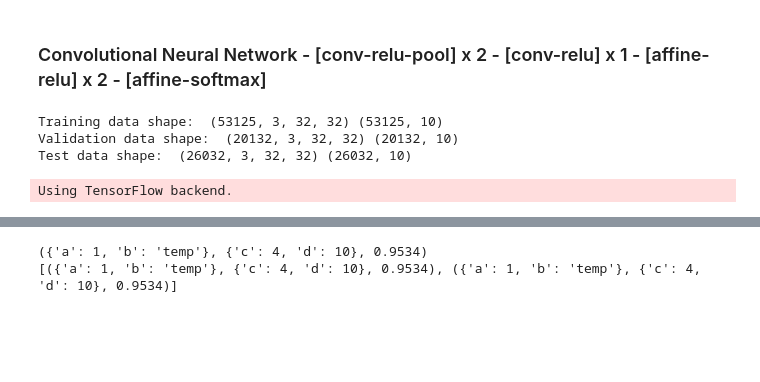
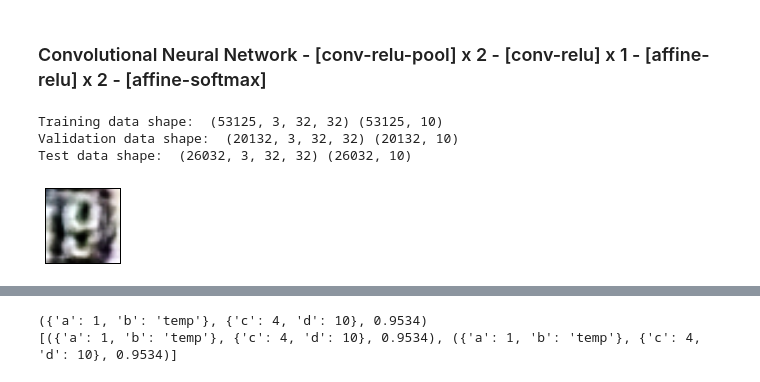
Before and after one commit to veeresht/MLNanoDegree, a Jupyter notebook: project5/SVHNDigit/notebooks/svhn_digit.ipynb, the cells around one changed output, grey strips where cells are left out. Cells and saved outputs as stored; diff of their text form; code cells hidden in the pictures; blank space fills up the shorter version.

```diff
--- a/project5/SVHNDigit/notebooks/svhn_digit.ipynb
+++ b/project5/SVHNDigit/notebooks/svhn_digit.ipynb
@@ -97,11 +97,23 @@ train_filename = 'train_32x32.mat'
 test_filename = 'test_32x32.mat'
 
 train_X, train_y, val_X, val_y, test_X, test_y = \
-    read_dataset(data_dir, train_filename, test_filename, val_size=20132, reshape=False)
+    read_dataset(data_dir, train_filename, test_filename, val_size=20132, reshape=False, applyLCN=True)
 # %% [output]
 Training data shape:  (53125, 3, 32, 32) (53125, 10)
 Validation data shape:  (20132, 3, 32, 32) (20132, 10)
 Test data shape:  (26032, 3, 32, 32) (26032, 10)
-Using TensorFlow backend.
+# %%
+dpi = 192.0
+xpixels, ypixels = 256, 256
+
+fig = plt.figure(figsize=(ypixels/dpi, xpixels/dpi), dpi=dpi)
+
+plt.imshow(test_X[54, :, :, :].T)
+plt.xticks([])
+plt.yticks([])
+
+plt.show()
+# %% [output]
+[figure, added]
 # %%
 from SVHNDigit.models.fcnn_relu_64_128_256_10_softmax.model import FCNN
```
Also changed, not shown: parts of 8 cells of this notebook, 3 other files.
